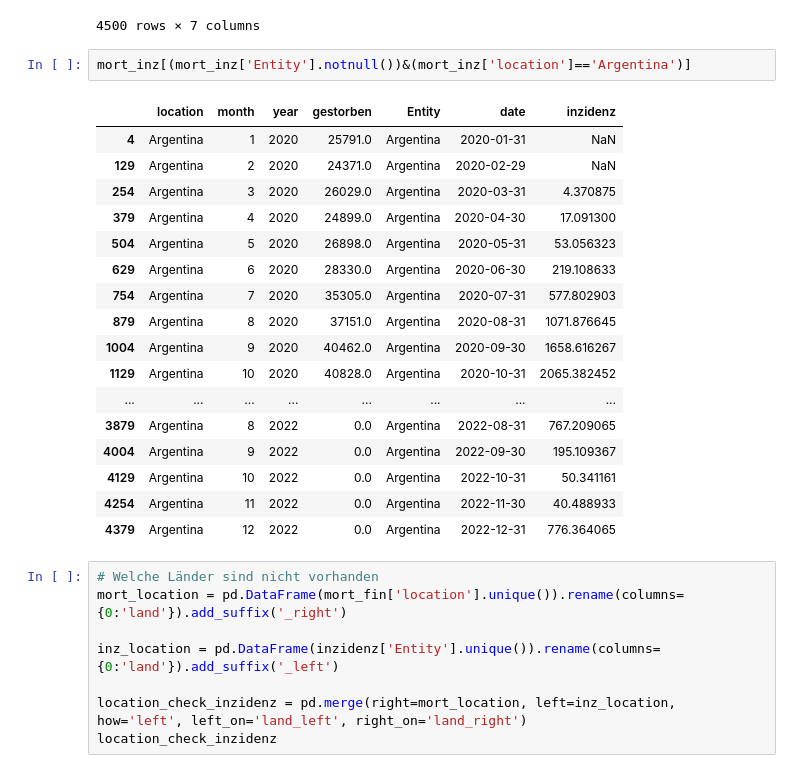
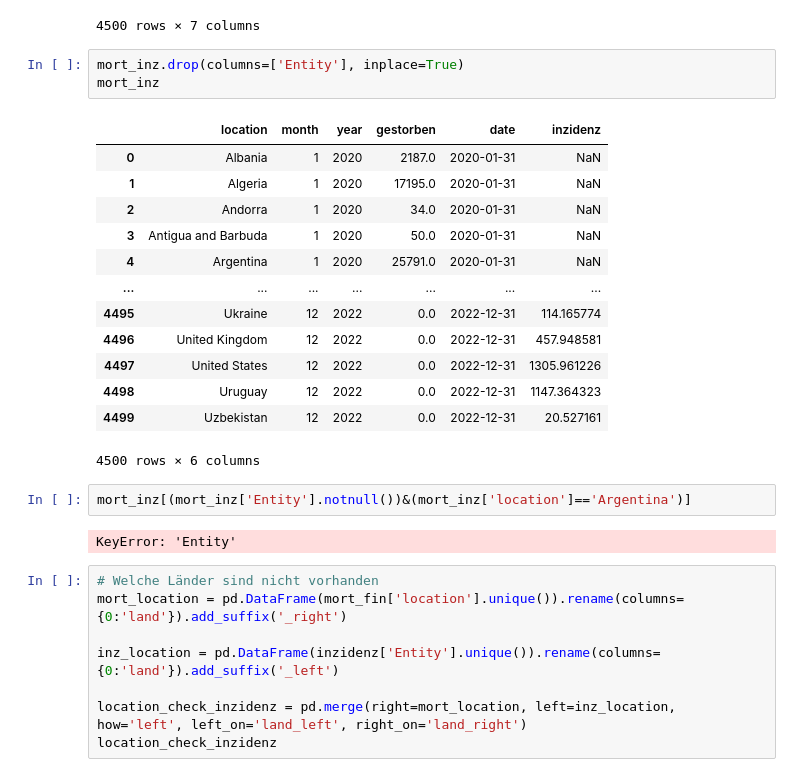
Before and after one commit to moshchev/smart_data, a Jupyter notebook: analyse.ipynb, the cells around one changed output. Saved outputs shown, nothing was run; the diff lists cells and outputs as text.

Commit message:
spalte Entity in mort_inz gedropt

```diff
--- a/analyse.ipynb
+++ b/analyse.ipynb
@@ -237,26 +237,27 @@ mort_inz
 | 4498 | Uruguay | 12 | 2022 | 0.0 | Uruguay | 2022-12-31 | 1147.364323 |
 | 4499 | Uzbekistan | 12 | 2022 | 0.0 | Uzbekistan | 2022-12-31 | 20.527161 |
 4500 rows × 7 columns
+# %%
+mort_inz.drop(columns=['Entity'], inplace=True)
+mort_inz
+# %% [output]
+|  | location | month | year | gestorben | date | inzidenz |
+| 0 | Albania | 1 | 2020 | 2187.0 | 2020-01-31 | NaN |
+| 1 | Algeria | 1 | 2020 | 17195.0 | 2020-01-31 | NaN |
+| 2 | Andorra | 1 | 2020 | 34.0 | 2020-01-31 | NaN |
+| 3 | Antigua and Barbuda | 1 | 2020 | 50.0 | 2020-01-31 | NaN |
+| 4 | Argentina | 1 | 2020 | 25791.0 | 2020-01-31 | NaN |
+| ... | ... | ... | ... | ... | ... | ... |
+| 4495 | Ukraine | 12 | 2022 | 0.0 | 2022-12-31 | 114.165774 |
+| 4496 | United Kingdom | 12 | 2022 | 0.0 | 2022-12-31 | 457.948581 |
+| 4497 | United States | 12 | 2022 | 0.0 | 2022-12-31 | 1305.961226 |
+| 4498 | Uruguay | 12 | 2022 | 0.0 | 2022-12-31 | 1147.364323 |
+| 4499 | Uzbekistan | 12 | 2022 | 0.0 | 2022-12-31 | 20.527161 |
+4500 rows × 6 columns
 # %%
 mort_inz[(mort_inz['Entity'].notnull())&(mort_inz['location']=='Argentina')]
 # %% [output]
-|  | location | month | year | gestorben | Entity | date | inzidenz |
-| 4 | Argentina | 1 | 2020 | 25791.0 | Argentina | 2020-01-31 | NaN |
-| 129 | Argentina | 2 | 2020 | 24371.0 | Argentina | 2020-02-29 | NaN |
-| 254 | Argentina | 3 | 2020 | 26029.0 | Argentina | 2020-03-31 | 4.370875 |
-| 379 | Argentina | 4 | 2020 | 24899.0 | Argentina | 2020-04-30 | 17.091300 |
-| 504 | Argentina | 5 | 2020 | 26898.0 | Argentina | 2020-05-31 | 53.056323 |
-| 629 | Argentina | 6 | 2020 | 28330.0 | Argentina | 2020-06-30 | 219.108633 |
-| 754 | Argentina | 7 | 2020 | 35305.0 | Argentina | 2020-07-31 | 577.802903 |
-| 879 | Argentina | 8 | 2020 | 37151.0 | Argentina | 2020-08-31 | 1071.876645 |
-| 1004 | Argentina | 9 | 2020 | 40462.0 | Argentina | 2020-09-30 | 1658.616267 |
-| 1129 | Argentina | 10 | 2020 | 40828.0 | Argentina | 2020-10-31 | 2065.382452 |
-| ... | ... | ... | ... | ... | ... | ... | ... |
-| 3879 | Argentina | 8 | 2022 | 0.0 | Argentina | 2022-08-31 | 767.209065 |
-| 4004 | Argentina | 9 | 2022 | 0.0 | Argentina | 2022-09-30 | 195.109367 |
-| 4129 | Argentina | 10 | 2022 | 0.0 | Argentina | 2022-10-31 | 50.341161 |
-| 4254 | Argentina | 11 | 2022 | 0.0 | Argentina | 2022-11-30 | 40.488933 |
-| 4379 | Argentina | 12 | 2022 | 0.0 | Argentina | 2022-12-31 | 776.364065 |
+KeyError: 'Entity'
 # %%
 # Welche Länder sind nicht vorhanden
 mort_location = pd.DataFrame(mort_fin['location'].unique()).rename(columns={0:'land'}).add_suffix('_right')
```
